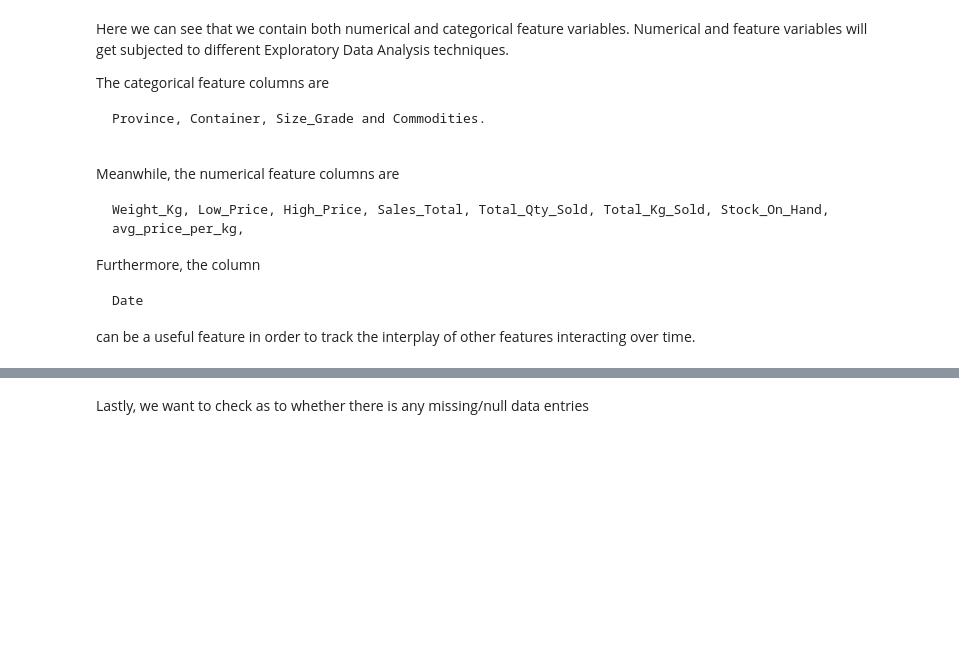
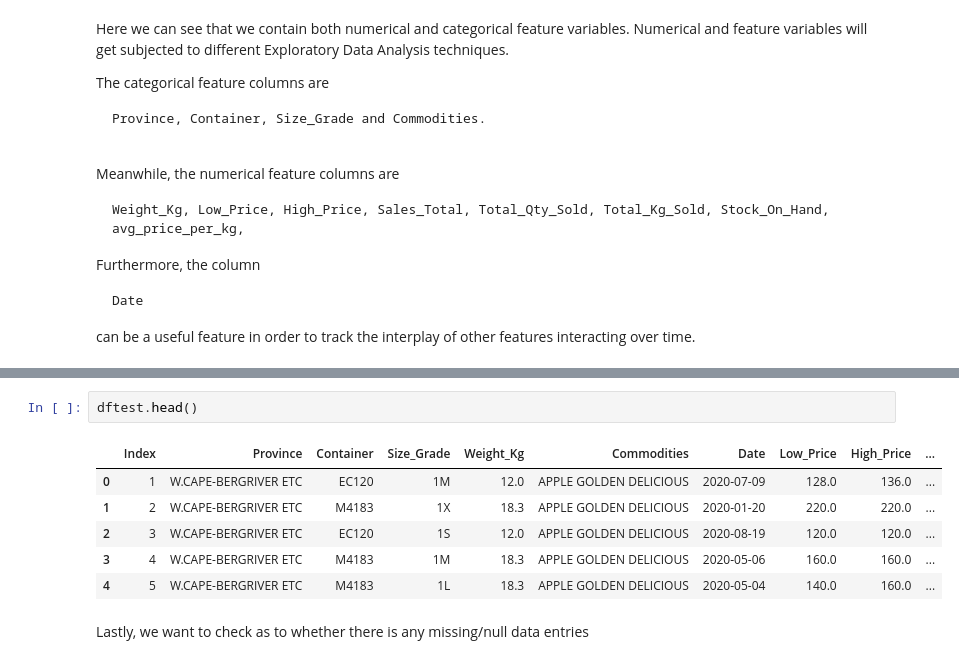
Before and after one commit to BigguyFM32/Regression-Team-TS1, a Jupyter notebook: Regression Team 1 Notebook.ipynb, the cells around one changed output, grey strips where cells are left out. Drawn from its saved outputs; the diff is of its cells as text; blank space fills up the shorter version.

```diff
--- a/Regression Team 1 Notebook.ipynb
+++ b/Regression Team 1 Notebook.ipynb
@@ -103,6 +103,15 @@ dftrain.head()
 | 2 | GAUTENG | AT200 | 1L | 20.0 | AVOCADO PINKERTON | 2020-05-05 | 70.0 | 80.0 | 4860.0 | ... |
 | 3 | TRANSVAAL | BJ090 | 1L | 9.0 | TOMATOES-LONG LIFE | 2020-01-20 | 60.0 | 60.0 | 600.0 | ... |
 | 4 | WESTERN FREESTATE | PP100 | 1R | 10.0 | POTATO SIFRA (WASHED) | 2020-07-14 | 40.0 | 45.0 | 41530.0 | ... |
+# %%
+dftest.head()
+# %% [output]
+|  | Index | Province | Container | Size_Grade | Weight_Kg | Commodities | Date | Low_Price | High_Price | ... |
+| 0 | 1 | W.CAPE-BERGRIVER ETC | EC120 | 1M | 12.0 | APPLE GOLDEN DELICIOUS | 2020-07-09 | 128.0 | 136.0 | ... |
+| 1 | 2 | W.CAPE-BERGRIVER ETC | M4183 | 1X | 18.3 | APPLE GOLDEN DELICIOUS | 2020-01-20 | 220.0 | 220.0 | ... |
+| 2 | 3 | W.CAPE-BERGRIVER ETC | EC120 | 1S | 12.0 | APPLE GOLDEN DELICIOUS | 2020-08-19 | 120.0 | 120.0 | ... |
+| 3 | 4 | W.CAPE-BERGRIVER ETC | M4183 | 1M | 18.3 | APPLE GOLDEN DELICIOUS | 2020-05-06 | 160.0 | 160.0 | ... |
+| 4 | 5 | W.CAPE-BERGRIVER ETC | M4183 | 1L | 18.3 | APPLE GOLDEN DELICIOUS | 2020-05-04 | 140.0 | 160.0 | ... |
 # %% [markdown]
 Lastly, we want to check as to whether there is any missing/null data entries
 # %%
```
Also changed, not shown: parts of 3 cells of this notebook.
